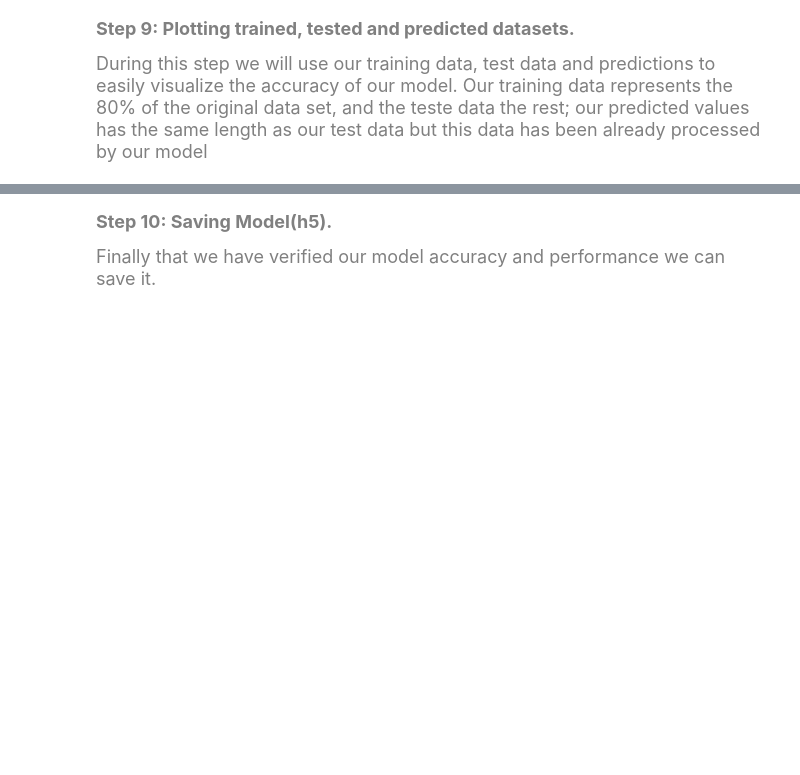
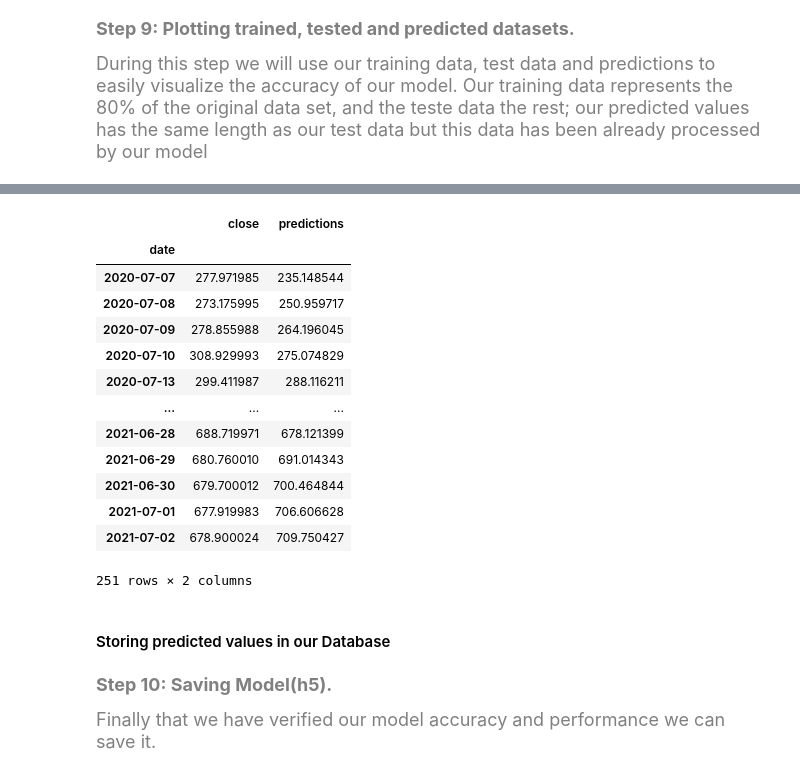
Before and after one commit to nicholeedet/Stock_predictor_ML, a Jupyter notebook: Resources/Stockprer-Tesla.ipynb, the cells around one changed output, grey strips where cells are left out. Drawn from its saved outputs; the diff is of its cells as text; code cells hidden in the pictures; blank space fills up the shorter version.

```diff
--- a/Resources/Stockprer-Tesla.ipynb
+++ b/Resources/Stockprer-Tesla.ipynb
@@ -226,0 +222,20 @@ plt.show()
+# %%
+# show the Valid(actual prices) and the predicted prices
+valid
+# %% [output]
+|  | close | predictions |
+| date |  |  |
+| 2020-07-07 | 277.971985 | 235.148544 |
+| 2020-07-08 | 273.175995 | 250.959717 |
+| 2020-07-09 | 278.855988 | 264.196045 |
+| 2020-07-10 | 308.929993 | 275.074829 |
+| 2020-07-13 | 299.411987 | 288.116211 |
+| ... | ... | ... |
+| 2021-06-28 | 688.719971 | 678.121399 |
+| 2021-06-29 | 680.760010 | 691.014343 |
+| 2021-06-30 | 679.700012 | 700.464844 |
+| 2021-07-01 | 677.919983 | 706.606628 |
+| 2021-07-02 | 678.900024 | 709.750427 |
+251 rows × 2 columns
+# %% [markdown]
+#### Storing predicted values in our Database
```
Also changed, not shown: parts of 5 cells of this notebook, 1 other file.
